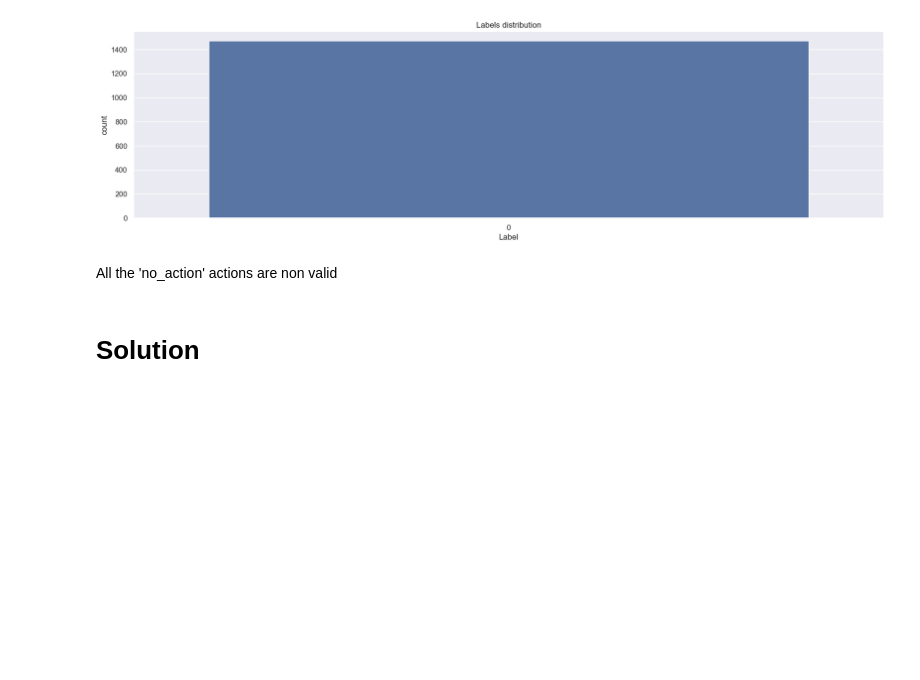
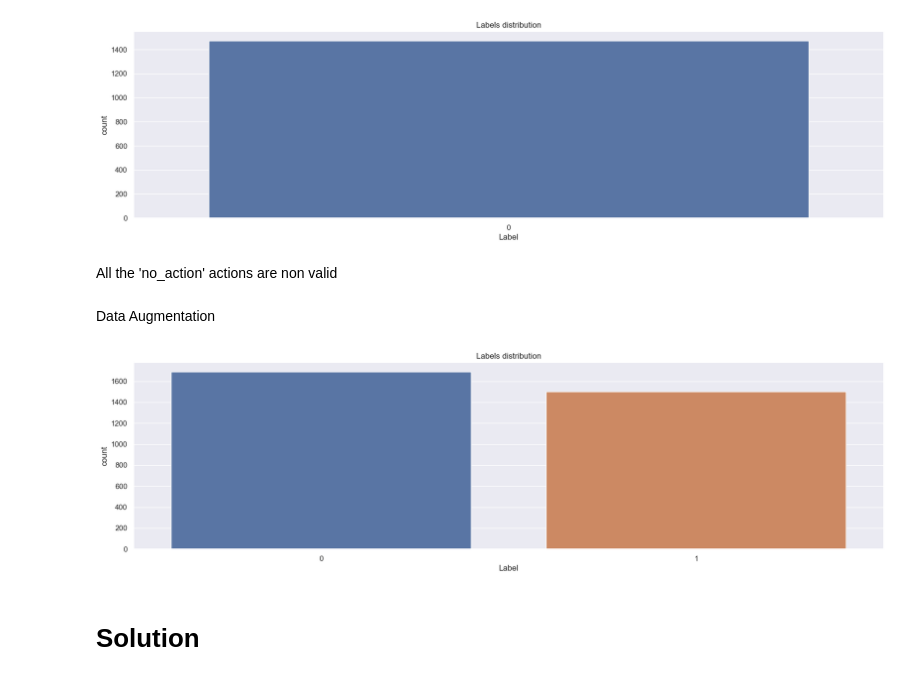
Before and after one commit to marcusmicha/floater-shot, a Jupyter notebook: eda.ipynb, the cells around one changed output. Saved outputs shown, nothing was run; the diff lists cells and outputs as text; code cells hidden in the pictures; blank space fills up the shorter version.

```diff
--- a/eda.ipynb
+++ b/eda.ipynb
@@ -214,9 +209,15 @@ ax = sns.countplot(x='Label', data=df[df['Action'] == 'no_action']).set(title='L
 [figure]
 # %% [markdown]
 All the 'no_action' actions are non valid
+# %% [markdown]
+Data Augmentation
 # %%
 df2 = df.query("Label == 1").sample(n=600)
 df = pd.concat([df,df2])
+# %%
+ax = sns.countplot(x='Label', data=df).set(title='Labels distribution')
+# %% [output]
+[figure, added]
 # %% [markdown]
 # Solution
 # %% [markdown]
```
Also changed, not shown: parts of 20 cells of this notebook, 1 other file.
